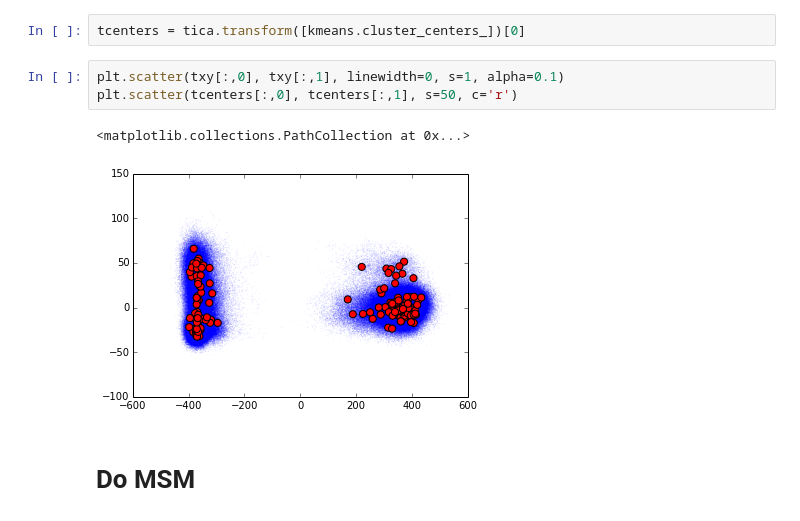
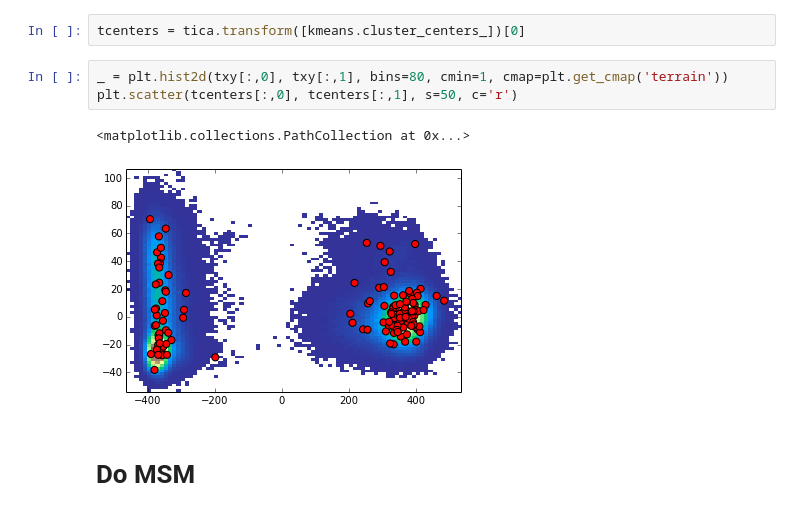
Before and after one commit to mpharrigan/wetmsm, a Jupyter notebook: ipython/gpcr/together/abspos/2-together_drid_justmsm.ipynb, the cells around one changed output. Drawn from its saved outputs; the diff is of its cells as text.

```diff
--- a/ipython/gpcr/together/abspos/2-together_drid_justmsm.ipynb
+++ b/ipython/gpcr/together/abspos/2-together_drid_justmsm.ipynb
@@ -44,11 +44,11 @@ MiniBatchKMeans(batch_size=100, compute_labels=True, init='k-means++',
 # %%
 tcenters = tica.transform([kmeans.cluster_centers_])[0]
 # %%
-plt.scatter(txy[:,0], txy[:,1], linewidth=0, s=1, alpha=0.1)
+_ = plt.hist2d(txy[:,0], txy[:,1], bins=80, cmin=1, cmap=plt.get_cmap('terrain'))
 plt.scatter(tcenters[:,0], tcenters[:,1], s=50, c='r')
 # %% [output]
 <matplotlib.collections.PathCollection at 0x...>
-[figure, old version]
+[figure, new version]
 # %% [markdown]
 # Do MSM
 # %%
```
Also changed, not shown: parts of 3 cells of this notebook, 10 other files.
